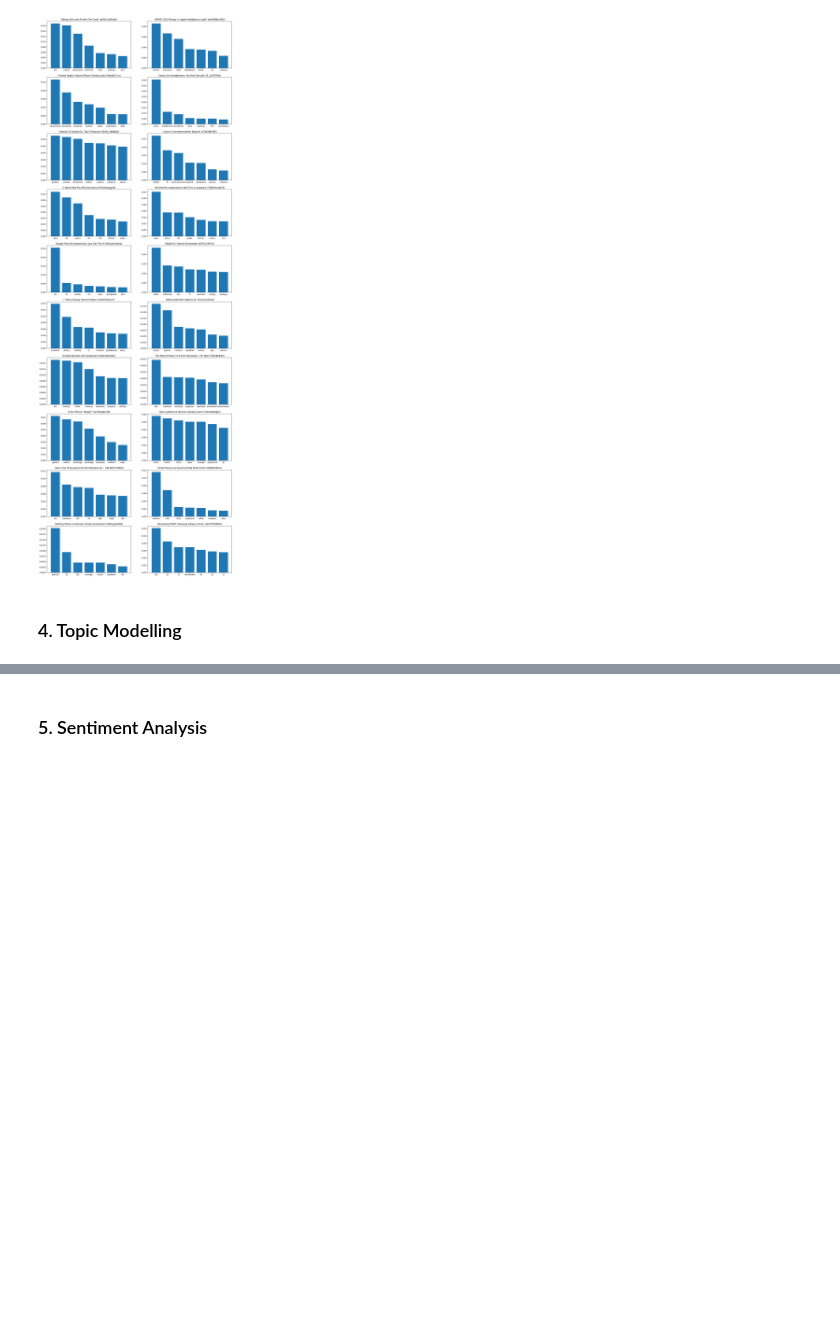
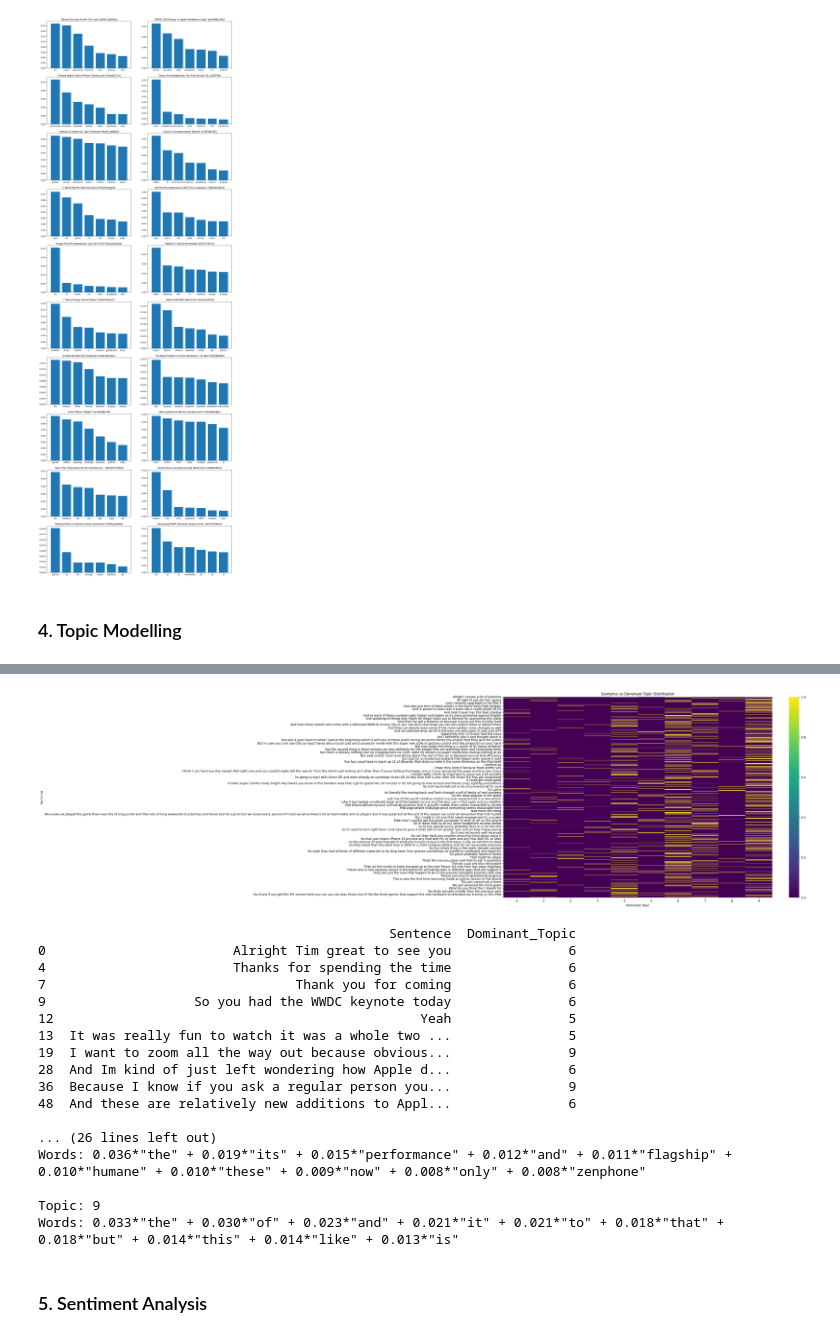
Before and after one commit to OctavianNistora/DM-Project, a Jupyter notebook: DM_Project.ipynb, the cells around one changed output, grey strips where cells are left out. Saved outputs shown, nothing was run; the diff lists cells and outputs as text; code cells hidden in the pictures; blank space fills up the shorter version.

Commit message:
Update DM_Project.ipynb
Redone Topic modelling, added heatmap to actually visualize what it's for.

```diff
--- a/DM_Project.ipynb
+++ b/DM_Project.ipynb
@@ -496,3 +467,77 @@ print(topic_distr)  # This shows the probability of the sentence belonging to ea
+# %%
+from gensim import corpora, models
+from sklearn.feature_extraction.text import CountVectorizer
+import seaborn as sns
+import matplotlib.pyplot as plt
+
+# Create an auxiliary dataframe
+auxiliary_df = clean_video_df[['Sentence']].drop_duplicates()
+
+# Convert text data to document-term matrix
+# Vectorizing the text data
+vectorizer = CountVectorizer()
+doc_term_matrix = vectorizer.fit_transform(auxiliary_df['Sentence'])
+
+# Converting the document-term matrix to gensim's corpus format
+corpus = [vectorizer.inverse_transform(doc_term_matrix[i])[0] for i in range(doc_term_matrix.shape[0])]
+
+# Creating a dictionary from the corpus
+dictionary = corpora.Dictionary(corpus)
+
+# Converting corpus into the bag-of-words format
+corpus_bow = [dictionary.doc2bow(text) for text in corpus]
+
+# Apply LDA to extract topics
+# Variable for setting the number of topics
+num_topics = 10
+
+lda_model = models.LdaModel(corpus_bow, num_topics=num_topics, id2word=dictionary, passes=10)
+
+# Adding dominant topics to the dataframe
+def get_dominant_topic(ldamodel, bow):
+    topics = ldamodel.get_document_topics(bow)
+    dominant_topic = max(topics, key=lambda x: x[1])[0]
+    return dominant_topic
+
+auxiliary_df['Dominant_Topic'] = [get_dominant_topic(lda_model, doc) for doc in corpus_bow]
+
+# Use a heatmap to make sense of the data
+# Create a matrix to visualize topic distribution
+topic_distribution = pd.crosstab(index=auxiliary_df['Sentence'], columns=auxiliary_df['Dominant_Topic'])
+
+# Plot the heatmap
+plt.figure(figsize=(20, 12))
+sns.heatmap(topic_distribution, cmap='viridis', cbar=True)
+plt.title('Sentence vs Dominant Topic Distribution')
+plt.xlabel('Dominant Topic')
+plt.ylabel('Sentence')
+plt.show()
+
+# Display the updated auxiliary dataframe
+print(auxiliary_df.head(10))
+
+print("\nTopics and their top words:")
+for idx, topic in lda_model.print_topics(-1):
+    print(f'Topic: {idx}\nWords: {topic}\n')
+# %% [output]
+[figure, added]
+                                             Sentence  Dominant_Topic
+0                        Alright Tim great to see you               6
+4                        Thanks for spending the time               6
+7                                Thank you for coming               6
+9                   So you had the WWDC keynote today               6
+12                                               Yeah               5
+13  It was really fun to watch it was a whole two ...               5
+19  I want to zoom all the way out because obvious...               9
+28  And Im kind of just left wondering how Apple d...               6
+36  Because I know if you ask a regular person you...               9
+48  And these are relatively new additions to Appl...               6
+
+... (26 lines left out)
+Words: 0.036*"the" + 0.019*"its" + 0.015*"performance" + 0.012*"and" + 0.011*"flagship" + 0.010*"humane" + 0.010*"these" + 0.009*"now" + 0.008*"only" + 0.008*"zenphone"
+
+Topic: 9
+Words: 0.033*"the" + 0.030*"of" + 0.023*"and" + 0.021*"it" + 0.021*"to" + 0.018*"that" + 0.018*"but" + 0.014*"this" + 0.014*"like" + 0.013*"is"
 # %% [markdown]
 ### 5. Sentiment Analysis
 # %%
```
Also changed, not shown: parts of 1 cell of this notebook.
